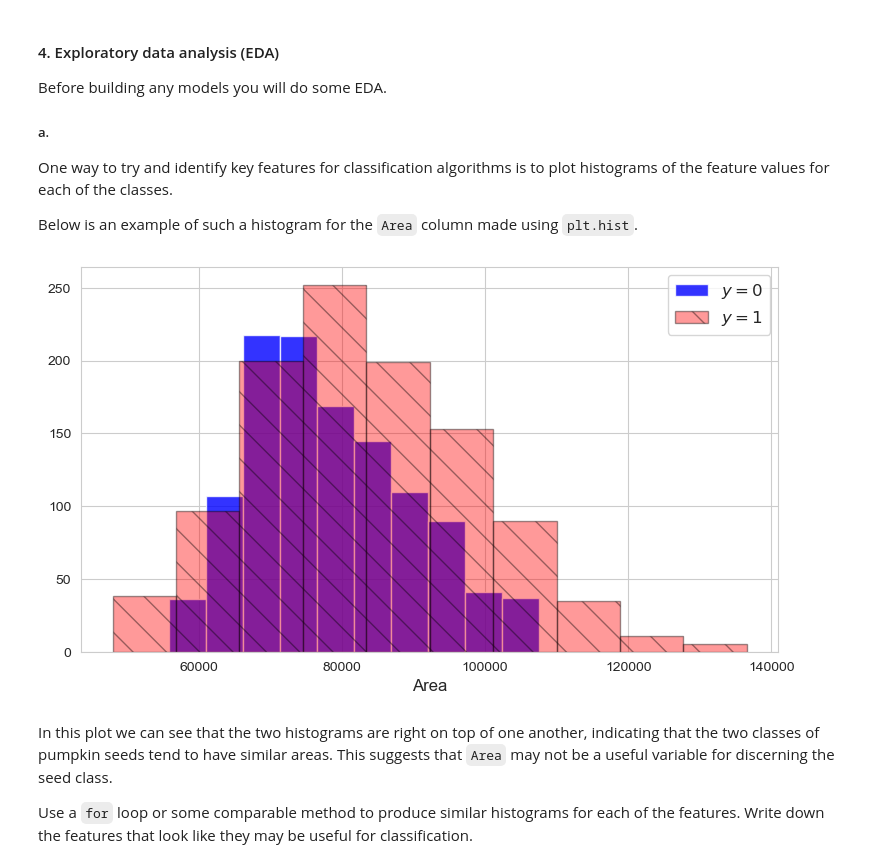
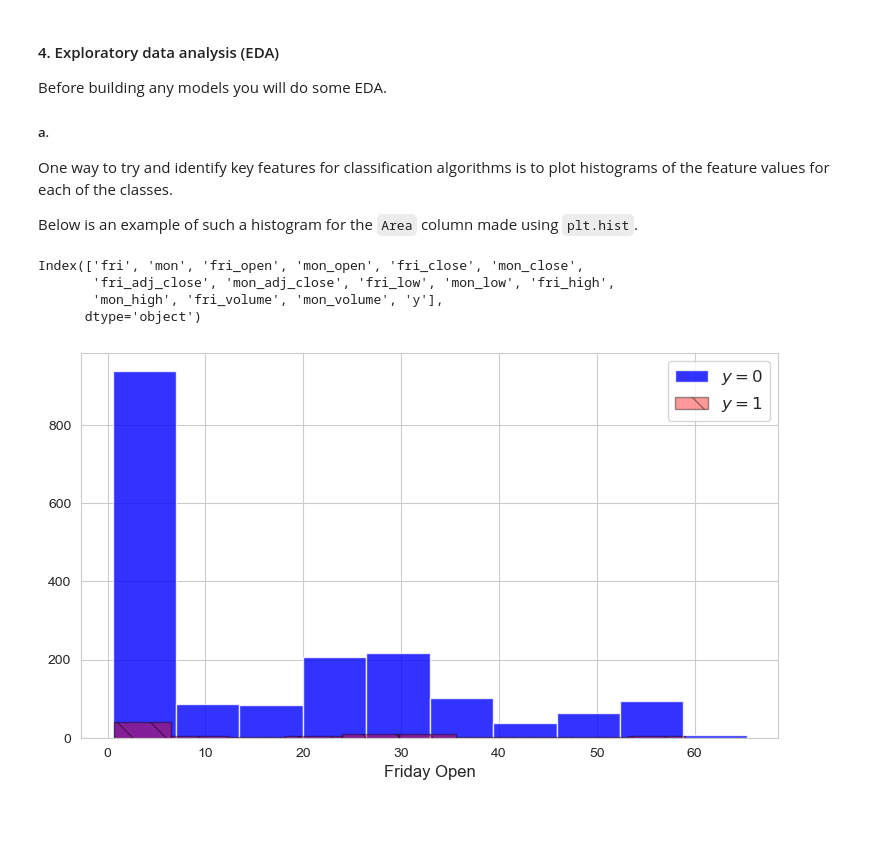
Before and after one commit to ghuckabe/DSTMarketAnalysis, a Jupyter notebook: kaggle_classify.ipynb, the cells around one changed output. Saved outputs shown, nothing was run; the diff lists cells and outputs as text; code cells hidden in the pictures; blank space fills up the shorter version.

```diff
--- a/kaggle_classify.ipynb
+++ b/kaggle_classify.ipynb
@@ -275,29 +275,32 @@ Before building any models you will do some EDA.
 One way to try and identify key features for classification algorithms is to plot histograms of the feature values for each of the classes.
 
 Below is an example of such a histogram for the `Area` column made using `plt.hist`.
+# %%
+WFC_train.columns
+# %% [output]
+Index(['fri', 'mon', 'fri_open', 'mon_open', 'fri_close', 'mon_close',
+       'fri_adj_close', 'mon_adj_close', 'fri_low', 'mon_low', 'fri_high',
+       'mon_high', 'fri_volume', 'mon_volume', 'y'],
+      dtype='object')
 # %%
 plt.figure(figsize=(9,5))
 
 
-plt.hist(seeds_train.loc[seeds_train.y==0].Area.values,
+plt.hist(WFC_train.loc[WFC_train.y==0]['fri_open'].values,
             color='blue',
             alpha=.8,
             label="$y=0$")
 
-plt.hist(seeds_train.loc[seeds_train.y==1].Area.values,
+plt.hist(WFC_train.loc[WFC_train.y==1]['fri_open'].values,
             color='red',
             alpha=.4,
             hatch = '\\',
             edgecolor='black',
             label="$y=1$")
 
-plt.xlabel("Area", fontsize=12)
+plt.xlabel("Friday Open", fontsize=12)
 plt.legend(fontsize=12)
 
 plt.show()
 # %% [output]
-[figure, old version]
+[figure, new version]
-# %% [markdown]
-In this plot we can see that the two histograms are right on top of one another, indicating that the two classes of pumpkin seeds tend to have similar areas. This suggests that `Area` may not be a useful variable for discerning the seed class.
-
-Use a `for` loop or some comparable method to produce similar histograms for each of the features. Write down the features that look like they may be useful for classification.
```
Also changed, not shown: parts of 48 cells of this notebook.
